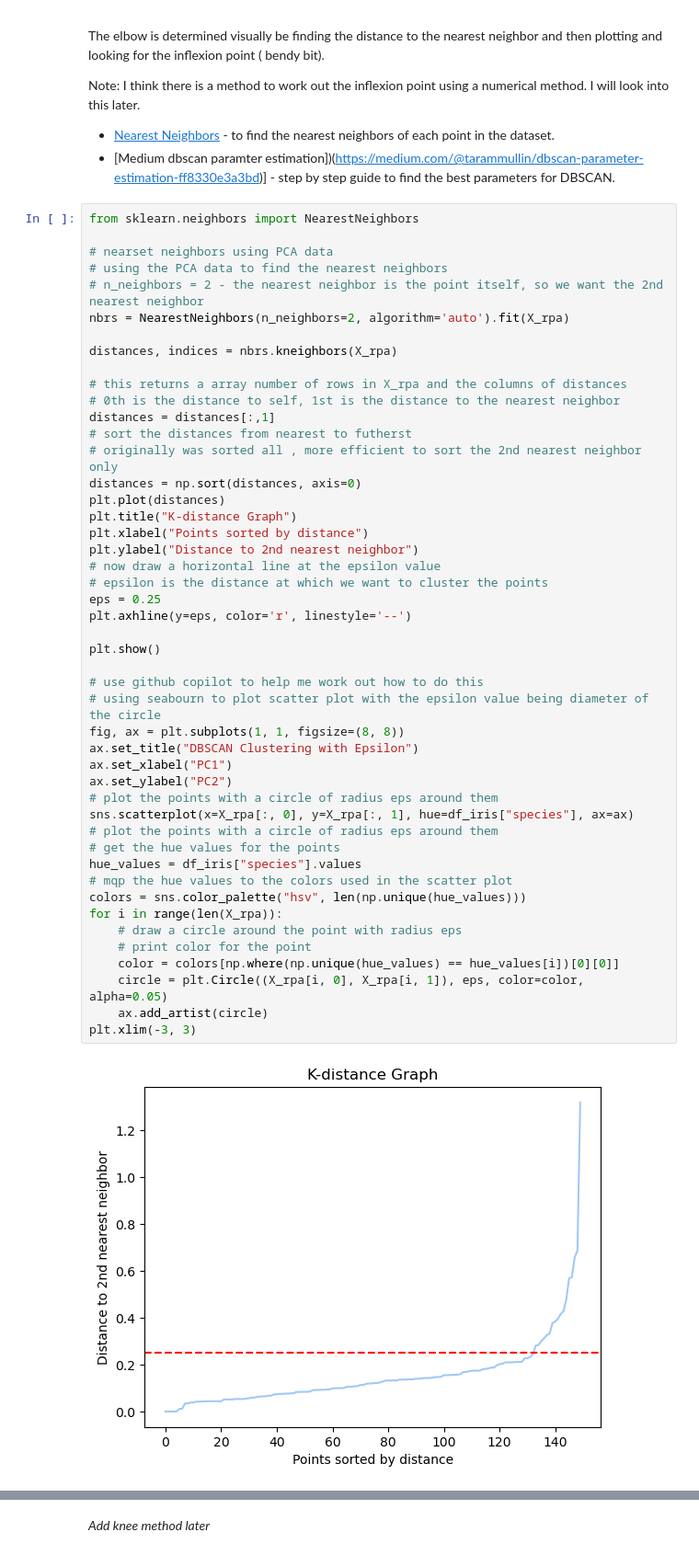
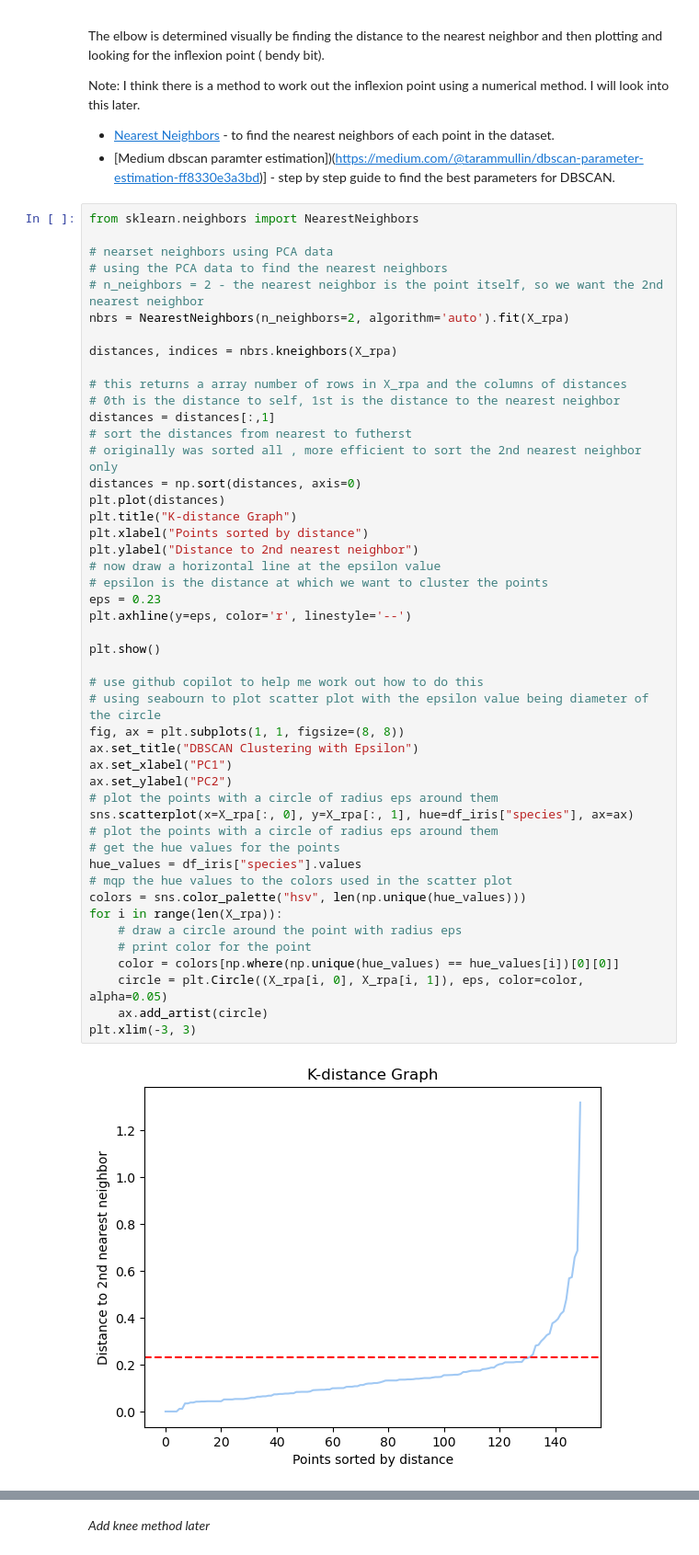
Before and after one commit to clydewatts1/pands-project, a Jupyter notebook: analysis_dbscan_cluster.ipynb, the cells around one changed output, grey strips where cells are left out. Shown at 92% size. Cells and saved outputs as stored; diff of their text form.

```diff
--- a/analysis_dbscan_cluster.ipynb
+++ b/analysis_dbscan_cluster.ipynb
@@ -246,32 +246,32 @@ plt.plot(distances)
 plt.title("K-distance Graph")
 plt.xlabel("Points sorted by distance")
 plt.ylabel("Distance to 2nd nearest neighbor")
 # now draw a horizontal line at the epsilon value
 # epsilon is the distance at which we want to cluster the points
-eps = 0.25
+eps = 0.23
 plt.axhline(y=eps, color='r', linestyle='--')
 
 plt.show()
 
 # use github copilot to help me work out how to do this
 # using seabourn to plot scatter plot with the epsilon value being diameter of the circle
 fig, ax = plt.subplots(1, 1, figsize=(8, 8))
 ax.set_title("DBSCAN Clustering with Epsilon")
 ax.set_xlabel("PC1")
 ax.set_ylabel("PC2")
 # plot the points with a circle of radius eps around them
 sns.scatterplot(x=X_rpa[:, 0], y=X_rpa[:, 1], hue=df_iris["species"], ax=ax)
 # plot the points with a circle of radius eps around them
 # get the hue values for the points
 hue_values = df_iris["species"].values
 # mqp the hue values to the colors used in the scatter plot
 colors = sns.color_palette("hsv", len(np.unique(hue_values)))
 for i in range(len(X_rpa)):
     # draw a circle around the point with radius eps
     # print color for the point
     color = colors[np.where(np.unique(hue_values) == hue_values[i])[0][0]]
     circle = plt.Circle((X_rpa[i, 0], X_rpa[i, 1]), eps, color=color, alpha=0.05)
     ax.add_artist(circle)
 plt.xlim(-3, 3)
 # %% [output]
-[figure, old version]
+[figure, new version]
```
Also changed, not shown: parts of 6 cells of this notebook, 14 other files.
